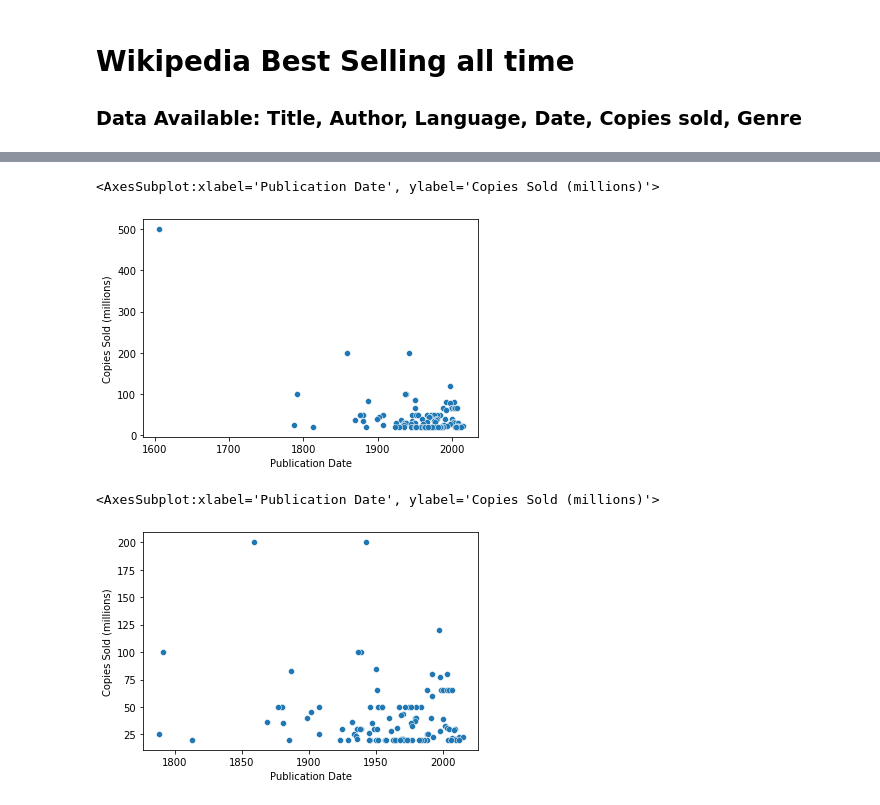
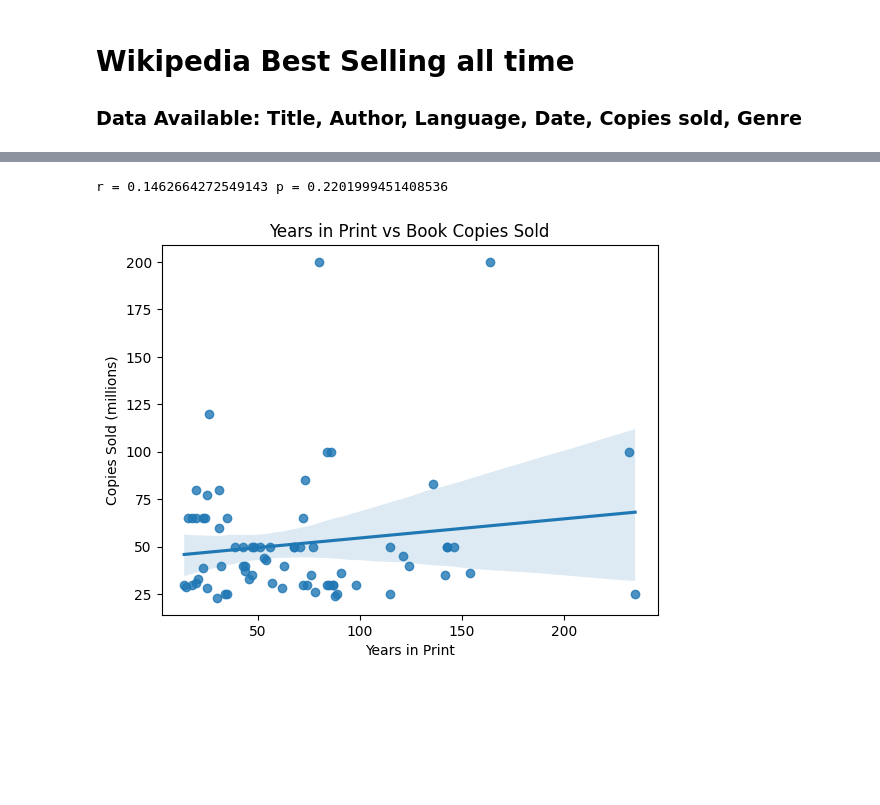
Before and after one commit to AndrewCurtis27/CS6830_proj3, a Jupyter notebook: proj3.ipynb, the cells around one changed output, grey strips where cells are left out. Saved outputs shown, nothing was run; the diff lists cells and outputs as text; code cells hidden in the pictures; blank space fills up the shorter version.

```diff
--- a/proj3.ipynb
+++ b/proj3.ipynb
@@ -398,13 +471,16 @@ df
+# %%
+# taking out don quixote
+no_don = df[df['Years in Print'] < 300]
+ax = sns.regplot(data=no_don, x='Years in Print', y='Copies Sold (millions)').set(title='Years in Print vs Book Copies Sold')
+(r,p) = stats.pearsonr(no_don['Years in Print'], no_don['Copies Sold (millions)'])
+print('r =', r, 'p =', p)
+# %% [output]
+r = 0.1462664272549143 p = 0.2201999451408536
+[figure, added]
 # %%
-sns.scatterplot(data=df,x='Publication Date', y='Copies Sold (millions)')
+#sns.scatterplot(data=df,x='Publication Date', y='Copies Sold (millions)')
-# %% [output]
-<AxesSubplot:xlabel='Publication Date', ylabel='Copies Sold (millions)'>
-[figure, removed]
 # %%
 df2 = df.drop(axis=0,index=0)
 # %%
-sns.scatterplot(data=df2,x='Publication Date', y='Copies Sold (millions)')
+#sns.scatterplot(data=df2,x='Publication Date', y='Copies Sold (millions)')
-# %% [output]
-<AxesSubplot:xlabel='Publication Date', ylabel='Copies Sold (millions)'>
-[figure, removed]
 # %%
```
Also changed, not shown: parts of 27 cells of this notebook.
